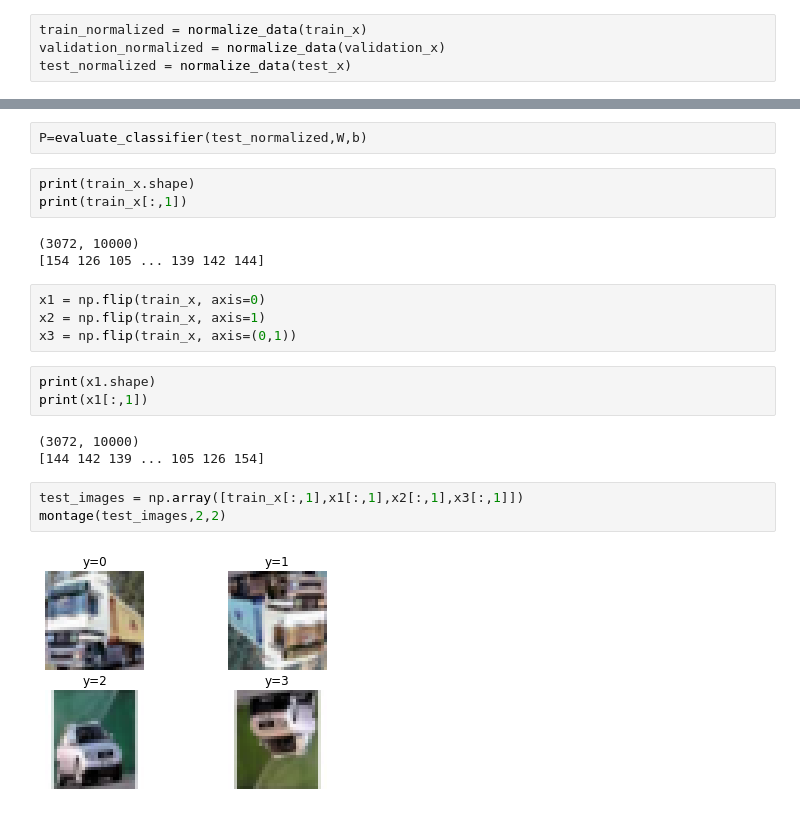
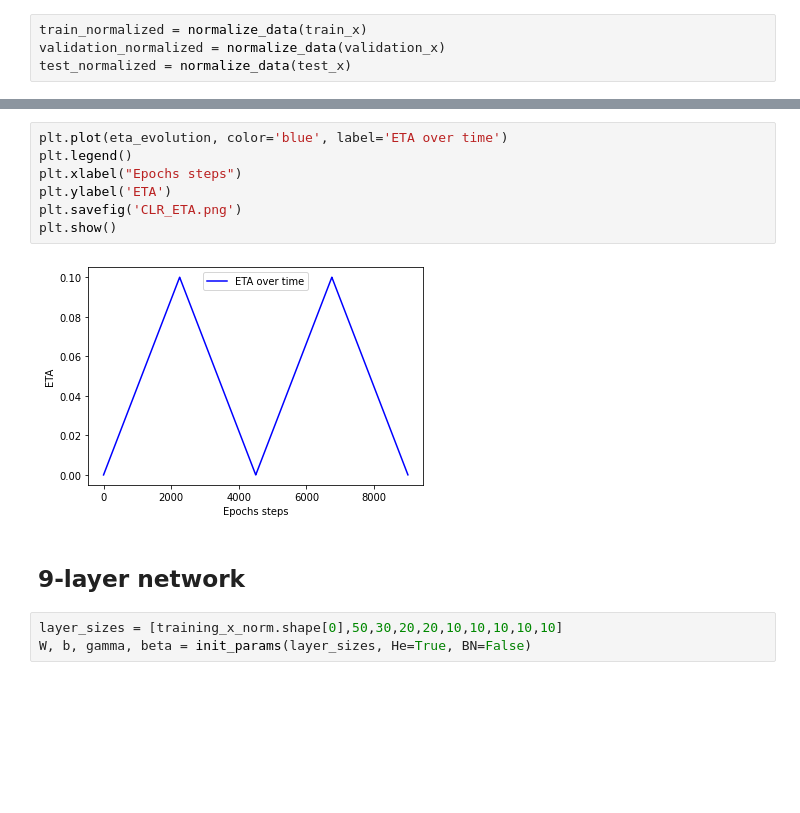
Before and after one commit to isakgamnes/DD2424_Deep_Learning, a Jupyter notebook: assignment_3/src/assignment_3.ipynb, the cells around one changed output, grey strips where cells are left out. Saved outputs shown, nothing was run; the diff lists cells and outputs as text; blank space fills up the shorter version.

```diff
--- a/assignment_3/src/assignment_3.ipynb
+++ b/assignment_3/src/assignment_3.ipynb
@@ -256,23 +597,14 @@ montage(W)
-# %%
-P=evaluate_classifier(test_normalized,W,b)
-# %%
-print(train_x.shape)
-print(train_x[:,1])
-# %% [output]
-(3072, 10000)
-[154 126 105 ... 139 142 144]
-# %%
-x1 = np.flip(train_x, axis=0)
-x2 = np.flip(train_x, axis=1)
-x3 = np.flip(train_x, axis=(0,1))
-# %%
-print(x1.shape)
-print(x1[:,1])
-# %% [output]
-(3072, 10000)
-[144 142 139 ... 105 126 154]
-# %%
-test_images = np.array([train_x[:,1],x1[:,1],x2[:,1],x3[:,1]])
-montage(test_images,2,2)
-# %% [output]
-[figure, removed]
+# %%
+plt.plot(eta_evolution, color='blue', label='ETA over time')
+plt.legend()
+plt.xlabel("Epochs steps")
+plt.ylabel('ETA')
+plt.savefig('CLR_ETA.png')
+plt.show()
+# %% [output]
+[figure, added]
+# %% [markdown]
+## 9-layer network
+# %%
+layer_sizes = [training_x_norm.shape[0],50,30,20,20,10,10,10,10,10]
+W, b, gamma, beta = init_params(layer_sizes, He=True, BN=False)
```
Also changed, not shown: parts of 39 cells of this notebook, 2 other files.
